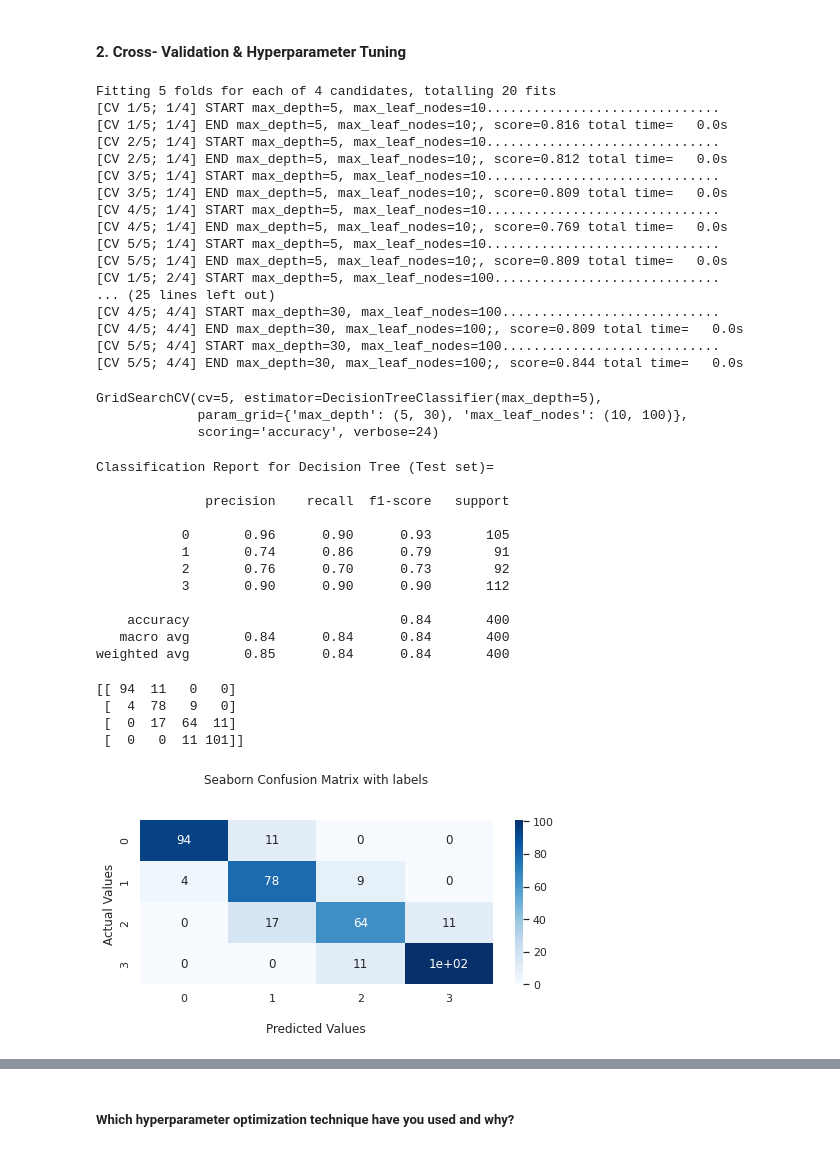
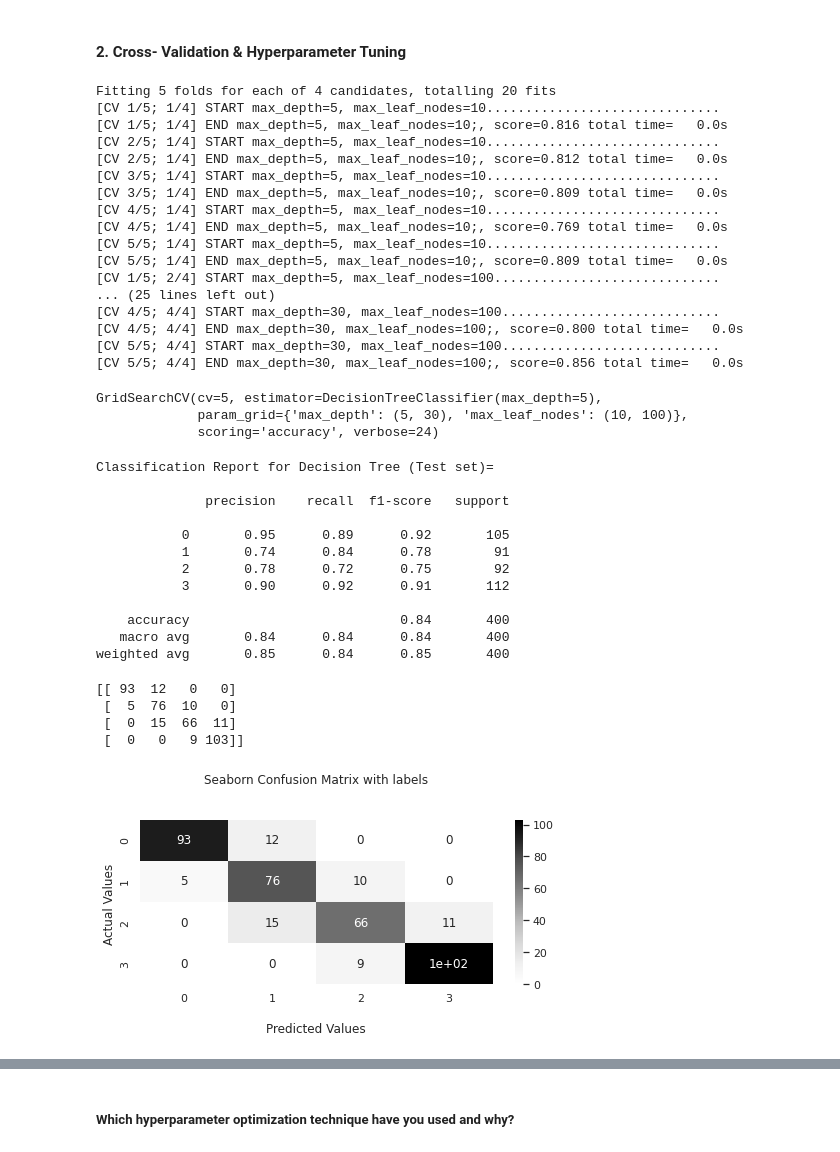
Before and after one commit to rajathAgalkote/MobilePriceRangePrediction_ML_classifier, a Jupyter notebook: Rajathadri_ML_Classifier_MobilePriceRangePrediction.ipynb, the cells around one changed output, grey strips where cells are left out. Drawn from its saved outputs; the diff is of its cells as text; code cells hidden in the pictures.

```diff
--- a/Rajathadri_ML_Classifier_MobilePriceRangePrediction.ipynb
+++ b/Rajathadri_ML_Classifier_MobilePriceRangePrediction.ipynb
@@ -1446,9 +1463,10 @@ Average cross-validation score: 0.8949999999999999
 # Use GridSearchCV to find the best result
 
 lr = LogisticRegression()
+
 param_grid = {'C': [0.001, 0.01, 0.1, 1, 10, 100]}
 grid = GridSearchCV(lr, param_grid, cv=5)
-grid.fit(X_scaled, y)
+grid.fit(X_train, y_train)
 
 
 # Recheck the best cross-validation sccore
@@ -1867,9 +1933,9 @@ Fitting 5 folds for each of 4 candidates, totalling 20 fits
 [CV 1/5; 2/4] START max_depth=5, max_leaf_nodes=100.............................
 ... (25 lines left out)
 [CV 4/5; 4/4] START max_depth=30, max_leaf_nodes=100............................
-[CV 4/5; 4/4] END max_depth=30, max_leaf_nodes=100;, score=0.809 total time=   0.0s
+[CV 4/5; 4/4] END max_depth=30, max_leaf_nodes=100;, score=0.800 total time=   0.0s
 [CV 5/5; 4/4] START max_depth=30, max_leaf_nodes=100............................
-[CV 5/5; 4/4] END max_depth=30, max_leaf_nodes=100;, score=0.844 total time=   0.0s
+[CV 5/5; 4/4] END max_depth=30, max_leaf_nodes=100;, score=0.856 total time=   0.0s
 GridSearchCV(cv=5, estimator=DecisionTreeClassifier(max_depth=5),
              param_grid={'max_depth': (5, 30), 'max_leaf_nodes': (10, 100)},
              scoring='accuracy', verbose=24)
@@ -1889,14 +1955,14 @@ Classification Report for Decision Tree (Test set)=
 
               precision    recall  f1-score   support
 
-           0       0.96      0.90      0.93       105
-           1       0.74      0.86      0.79        91
-           2       0.76      0.70      0.73        92
-           3       0.90      0.90      0.90       112
+           0       0.95      0.89      0.92       105
+           1       0.74      0.84      0.78        91
+           2       0.78      0.72      0.75        92
+           3       0.90      0.92      0.91       112
 
     accuracy                           0.84       400
    macro avg       0.84      0.84      0.84       400
-weighted avg       0.85      0.84      0.84       400
+weighted avg       0.85      0.84      0.85       400
 # %%
 # Generating the confusion matrix
 
@@ -1904,27 +1970,27 @@ cf_matrix = confusion_matrix(y_test, y_pred_test)
 
 print(cf_matrix)
 # %% [output]
-[[ 94  11   0   0]
- [  4  78   9   0]
- [  0  17  64  11]
- [  0   0  11 101]]
+[[ 93  12   0   0]
+ [  5  76  10   0]
+ [  0  15  66  11]
+ [  0   0   9 103]]
 # %%
 # Plotting the confusion matrix
 
-ax = sns.heatmap(cf_matrix, annot=True, cmap='Blues')
+ax = sns.heatmap(cf_matrix, annot=True, cmap='Greys')
 
 ax.set_title('Seaborn Confusion Matrix with labels\n\n');
 ax.set_xlabel('\nPredicted Values')
 ax.set_ylabel('Actual Values ');
 
 # Ticket labels - List must be in alphabetical order
 ax.xaxis.set_ticklabels([0,1,2,3])
 ax.yaxis.set_ticklabels([0,1,2,3])
 
 # Display the visualization of the Confusion Matrix.
 plt.show()
 # %% [output]
-[figure, old version]
+[figure, new version]
 # %%
 # To evaluate the fit of the model
 
```
Also changed, not shown: parts of 60 cells of this notebook.
